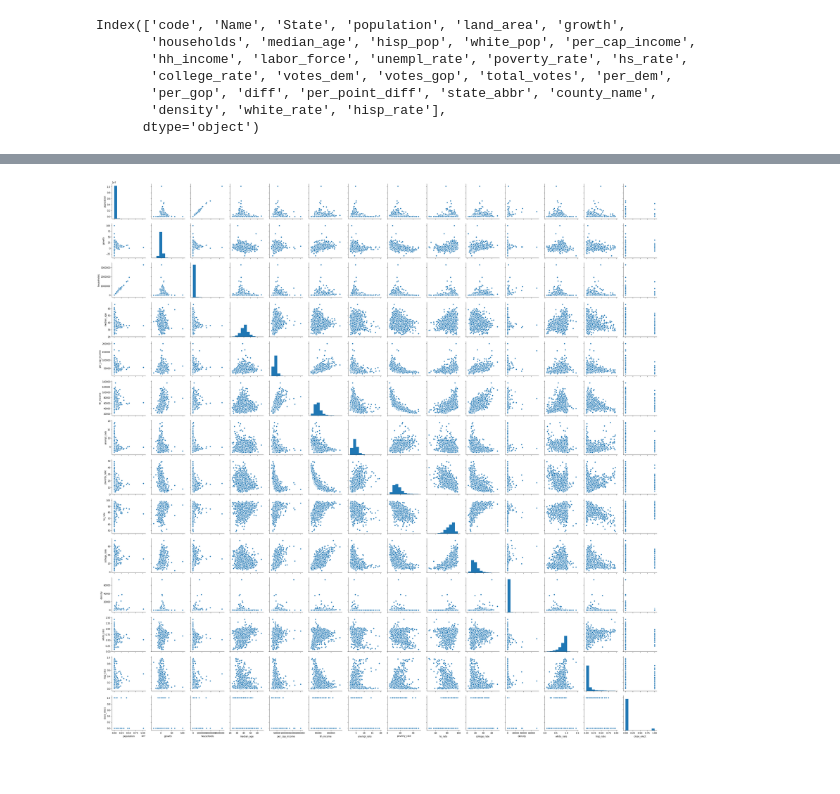
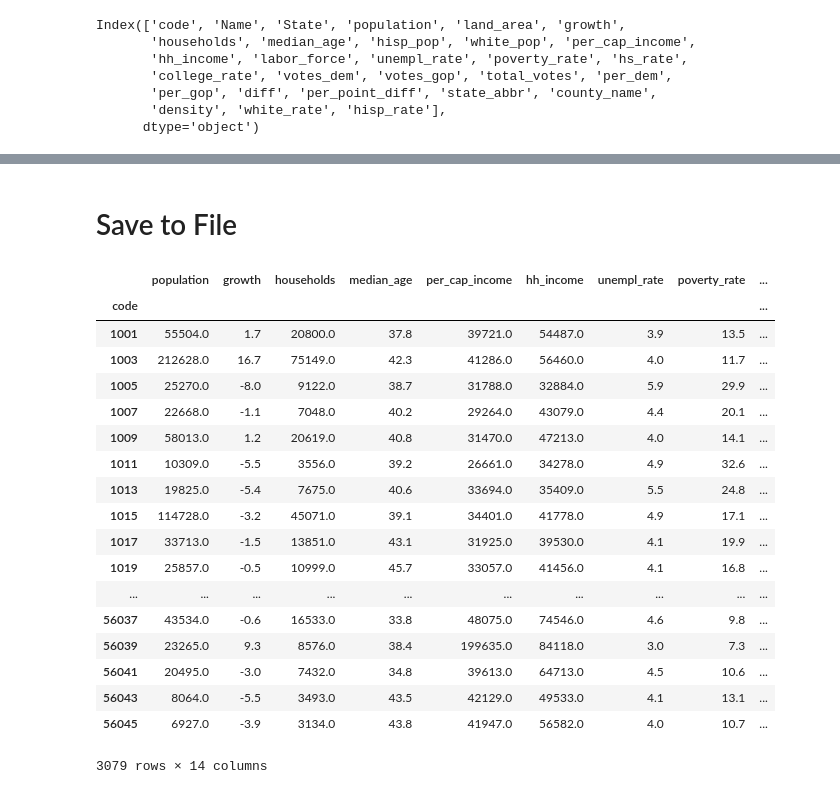
Before and after one commit to kevscon/Project-3, a Jupyter notebook: data_processing.ipynb, the cells around one changed output, grey strips where cells are left out. Saved outputs shown, nothing was run; the diff lists cells and outputs as text; code cells hidden in the pictures; blank space fills up the shorter version.

```diff
--- a/data_processing.ipynb
+++ b/data_processing.ipynb
@@ -152,4 +148,0 @@ df_model.head()
-# %%
-sns.pairplot(df_model.dropna(how='any'));
-# %% [output]
-[figure, removed]
@@ -159,0 +149,28 @@ df_model.to_csv('data/')
+# %% [markdown]
+# Save to File
+# %%
+# set index to county code
+df_model.set_index('code', inplace=True)
+# %%
+# drop nan values
+df_model.dropna()
+# %% [output]
+|  | population | growth | households | median_age | per_cap_income | hh_income | unempl_rate | poverty_rate | ... |
+| code |  |  |  |  |  |  |  |  | ... |
+| 1001 | 55504.0 | 1.7 | 20800.0 | 37.8 | 39721.0 | 54487.0 | 3.9 | 13.5 | ... |
+| 1003 | 212628.0 | 16.7 | 75149.0 | 42.3 | 41286.0 | 56460.0 | 4.0 | 11.7 | ... |
+| 1005 | 25270.0 | -8.0 | 9122.0 | 38.7 | 31788.0 | 32884.0 | 5.9 | 29.9 | ... |
+| 1007 | 22668.0 | -1.1 | 7048.0 | 40.2 | 29264.0 | 43079.0 | 4.4 | 20.1 | ... |
+| 1009 | 58013.0 | 1.2 | 20619.0 | 40.8 | 31470.0 | 47213.0 | 4.0 | 14.1 | ... |
+| 1011 | 10309.0 | -5.5 | 3556.0 | 39.2 | 26661.0 | 34278.0 | 4.9 | 32.6 | ... |
+| 1013 | 19825.0 | -5.4 | 7675.0 | 40.6 | 33694.0 | 35409.0 | 5.5 | 24.8 | ... |
+| 1015 | 114728.0 | -3.2 | 45071.0 | 39.1 | 34401.0 | 41778.0 | 4.9 | 17.1 | ... |
+| 1017 | 33713.0 | -1.5 | 13851.0 | 43.1 | 31925.0 | 39530.0 | 4.1 | 19.9 | ... |
+| 1019 | 25857.0 | -0.5 | 10999.0 | 45.7 | 33057.0 | 41456.0 | 4.1 | 16.8 | ... |
+| ... | ... | ... | ... | ... | ... | ... | ... | ... | ... |
+| 56037 | 43534.0 | -0.6 | 16533.0 | 33.8 | 48075.0 | 74546.0 | 4.6 | 9.8 | ... |
+| 56039 | 23265.0 | 9.3 | 8576.0 | 38.4 | 199635.0 | 84118.0 | 3.0 | 7.3 | ... |
+| 56041 | 20495.0 | -3.0 | 7432.0 | 34.8 | 39613.0 | 64713.0 | 4.5 | 10.6 | ... |
+| 56043 | 8064.0 | -5.5 | 3493.0 | 43.5 | 42129.0 | 49533.0 | 4.1 | 13.1 | ... |
+| 56045 | 6927.0 | -3.9 | 3134.0 | 43.8 | 41947.0 | 56582.0 | 4.0 | 10.7 | ... |
+3079 rows × 14 columns
```
Also changed, not shown: parts of 10 cells of this notebook, 3 other files.
